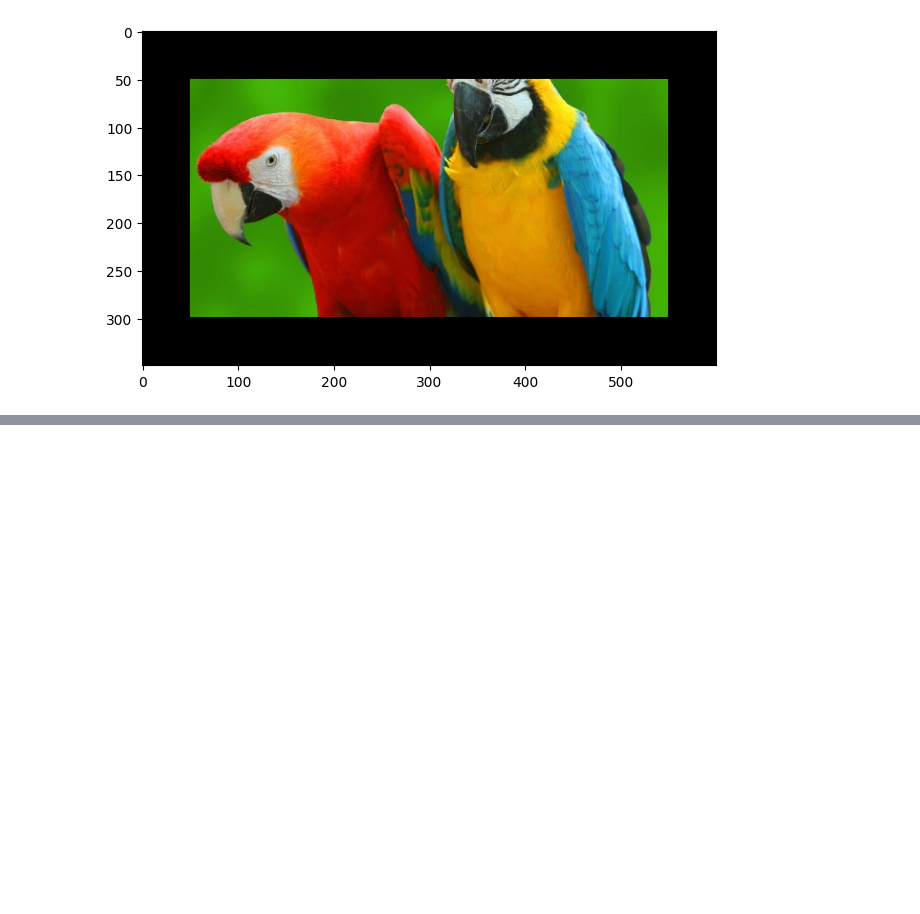
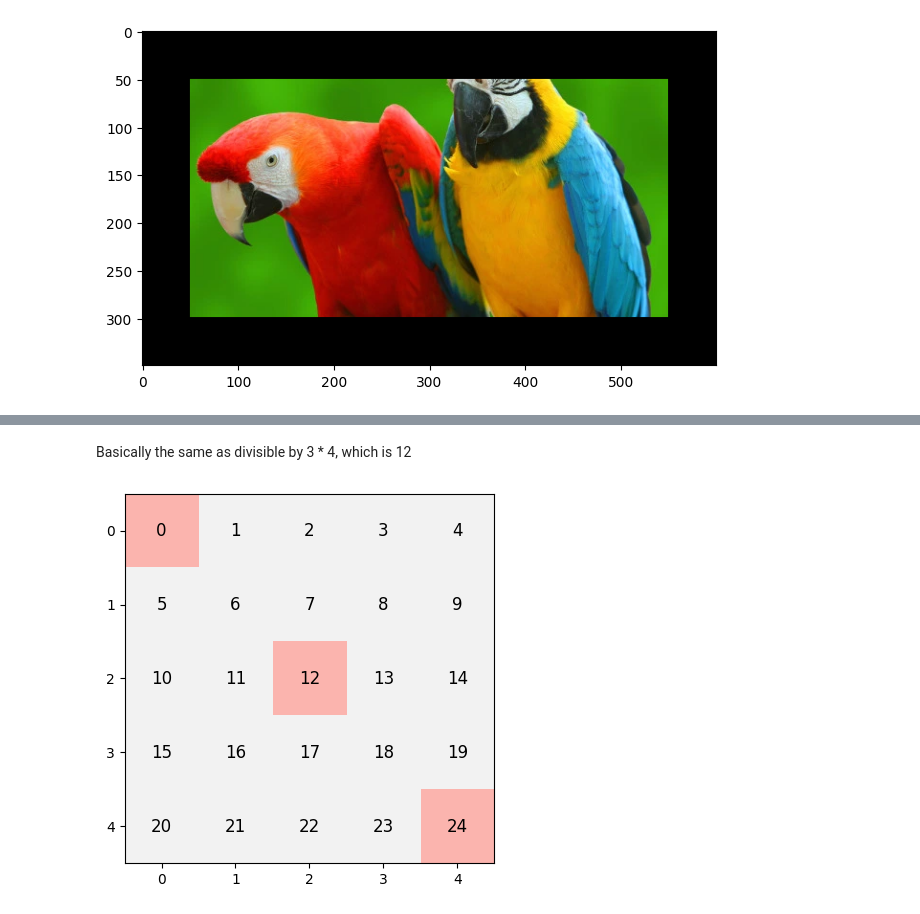
Before and after one commit to SajagAcharyaMasters/CC7182NI-Classes, a Jupyter notebook: Week 5/W5 - Numpy & Matplotlib.ipynb, the cells around one changed output, grey strips where cells are left out. Saved outputs shown, nothing was run; the diff lists cells and outputs as text; code cells hidden in the pictures; blank space fills up the shorter version.

```diff
--- a/Week 5/W5 - Numpy & Matplotlib.ipynb
+++ b/Week 5/W5 - Numpy & Matplotlib.ipynb
@@ -419,0 +560,7 @@ plt.show()
+# %% [markdown]
+Basically the same as divisible by 3 * 4, which is 12
+# %%
+fig = matrix_plot(np.where(m % 12 == 0, True, False))
+plt.show()
+# %% [output]
+[figure, added]
```
Also changed, not shown: parts of 28 cells of this notebook.
